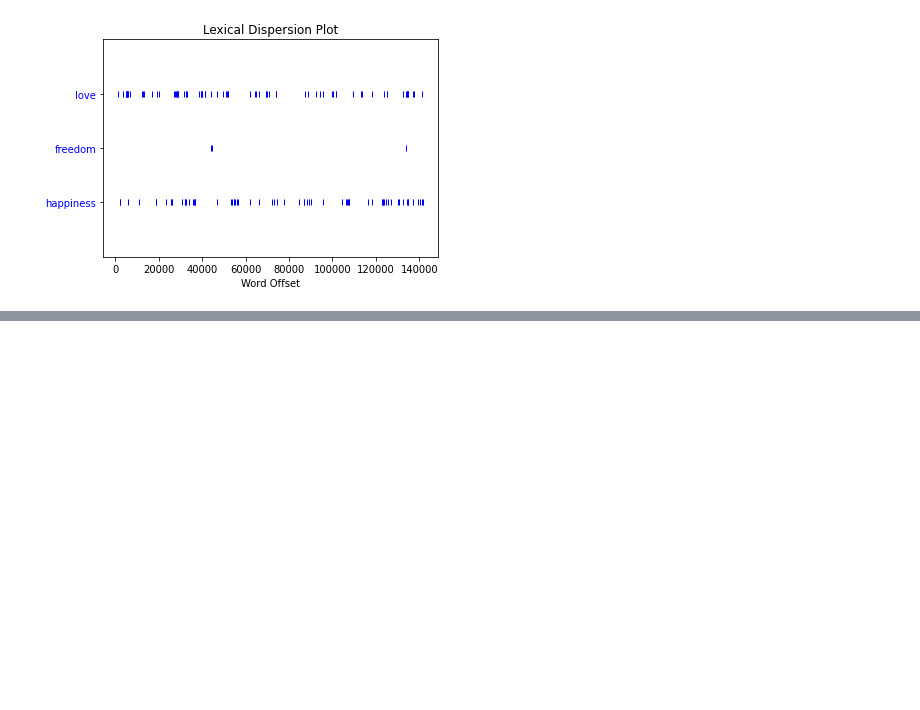
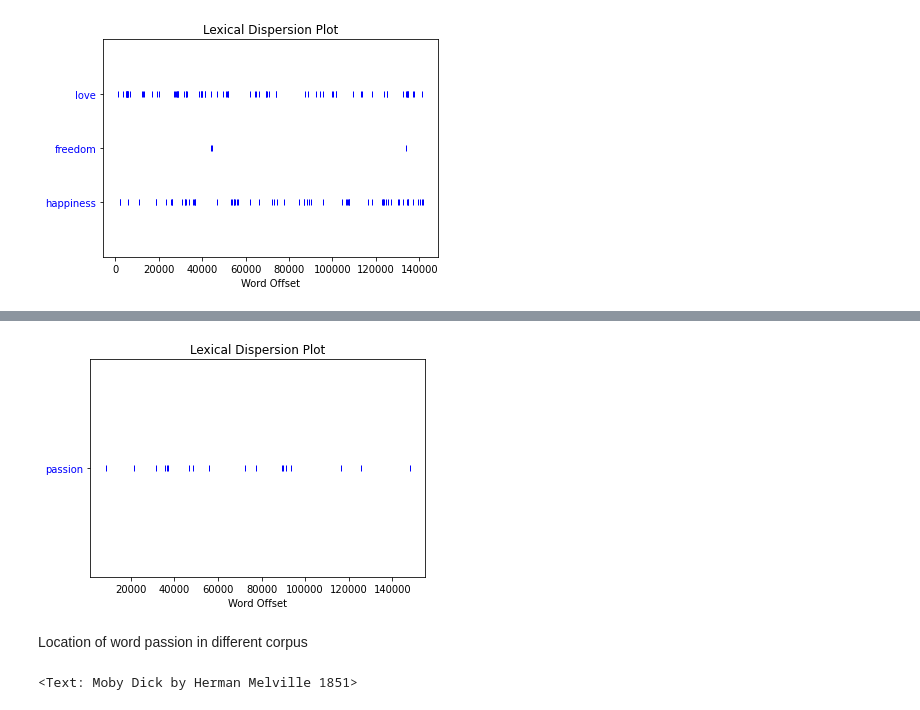
Before and after one commit to yesdeepakmittal/pytraining, a Jupyter notebook: Advanced/NLTK.ipynb, the cells around one changed output, grey strips where cells are left out. Saved outputs shown, nothing was run; the diff lists cells and outputs as text; code cells hidden in the pictures; blank space fills up the shorter version.

```diff
--- a/Advanced/NLTK.ipynb
+++ b/Advanced/NLTK.ipynb
@@ -166,0 +208,10 @@ text2.generate(10)
+# %%
+text4.dispersion_plot(['passion'])
+# %% [output]
+[figure, added]
+# %% [markdown]
+Location of word passion in different corpus
+# %%
+text1
+# %% [output]
+<Text: Moby Dick by Herman Melville 1851>
```
Also changed, not shown: parts of 18 cells of this notebook.
